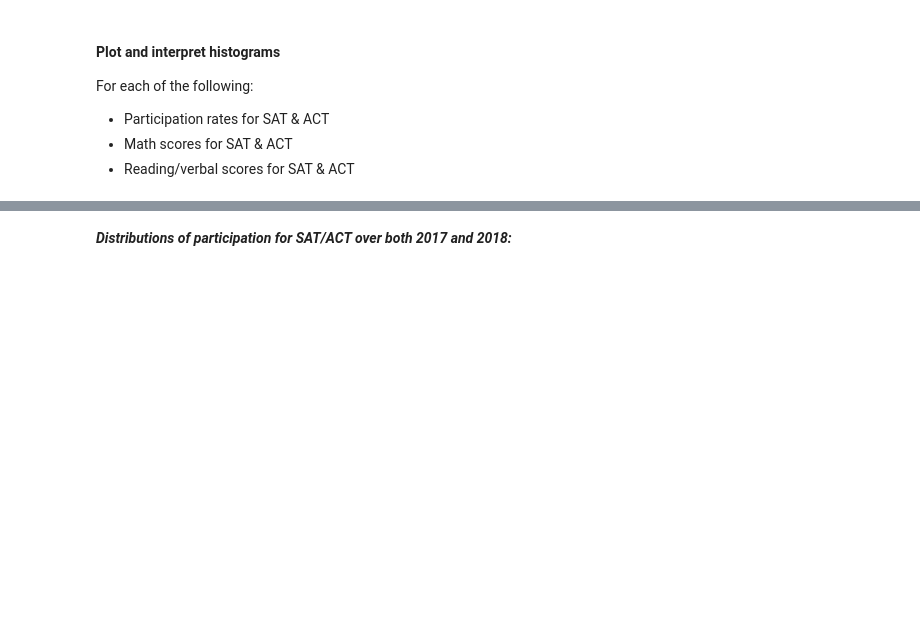
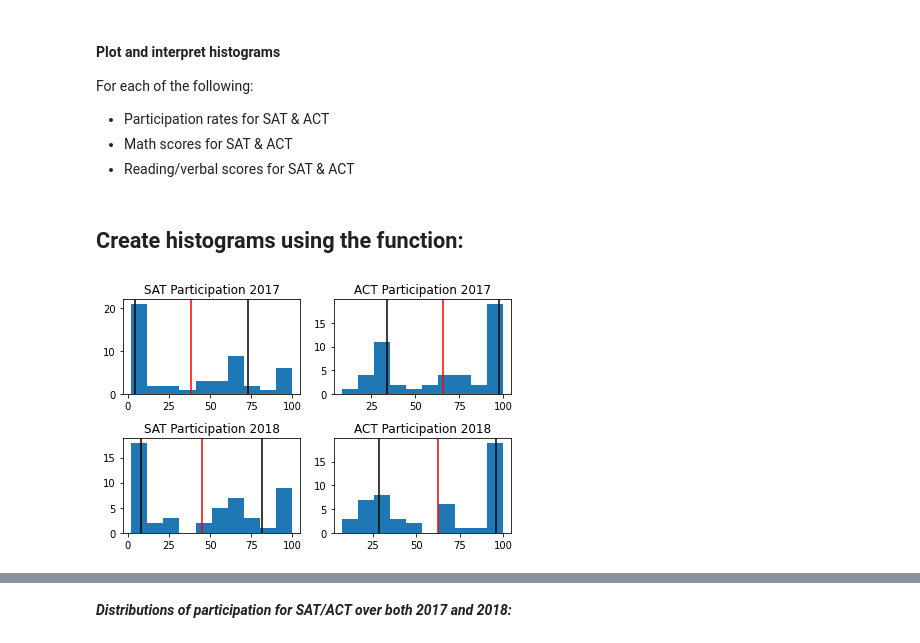
Before and after one commit to patruq/act-sat-performance, a Jupyter notebook: code/starter-code.ipynb, the cells around one changed output, grey strips where cells are left out. Cells and saved outputs as stored; diff of their text form; code cells hidden in the pictures; blank space fills up the shorter version.

```diff
--- a/code/starter-code.ipynb
+++ b/code/starter-code.ipynb
@@ -834,7 +891,18 @@ def subplot_histograms(dataframe, list_of_columns, list_of_titles, list_of_xlabe
     for i, column in enumerate(list_of_columns): # Gives us an index value to get into all our lists
         ax[i].hist(dataframe[column]) # feel free to add more settings
         # Set titles, labels, etc here for each subplot
-        plt[i].title(dataframe[column])
+        ax[i].set_title(list_of_titles[i])  # < -- Code credit Bos team zoom meeting pre-presentation 3/27
+        ax[i].set_label(list_of_xlabels[i])  # Take iterable and set the ax value for xlabel
+        # Vertical line for mean
+        ax[i].axvline(x=np.mean(dataframe[column]),  # Set line for mean. # <--- Code credit lecture 2.02
+                   ymin = 0,
+                   ymax = 15,
+                   color = "red")
+        # Vertical lines for standard deviation  # <-- Not sure if this is working
+        ax[i].axvline(dataframe[column].mean() + np.std(dataframe[column]),  # <-- Code credit lecture 2.05
+                      color="black")  #
+        ax[i].axvline(dataframe[column].mean() - np.std(dataframe[column]),  # Black line == stand. deviation
+                      color="black")
 # %% [markdown]
 #### Plot and interpret histograms
 For each of the following:
@@ -848,0 +912,12 @@ subplot_histograms(combined_2017_df, ["sat_2017_participation", "act_2017_partic
+# %% [markdown]
+## Create histograms using the function:
+# %%
+# Code
+subplot_histograms(final, ["sat_2017_participation", "act_2017_participation",
+                           "sat_2018_participation", "act_2018_participation"],
+                          ["SAT Participation 2017", "ACT Participation 2017",
+                           "SAT Participation 2018", "ACT Participation 2018"],
+                          ["2017", "2017", "2018", "2018"])  # <-- Not sure if this is correct xlabel
+plt.tight_layout();
+# %% [output]
+[figure, added]
```
Also changed, not shown: parts of 38 cells of this notebook.
